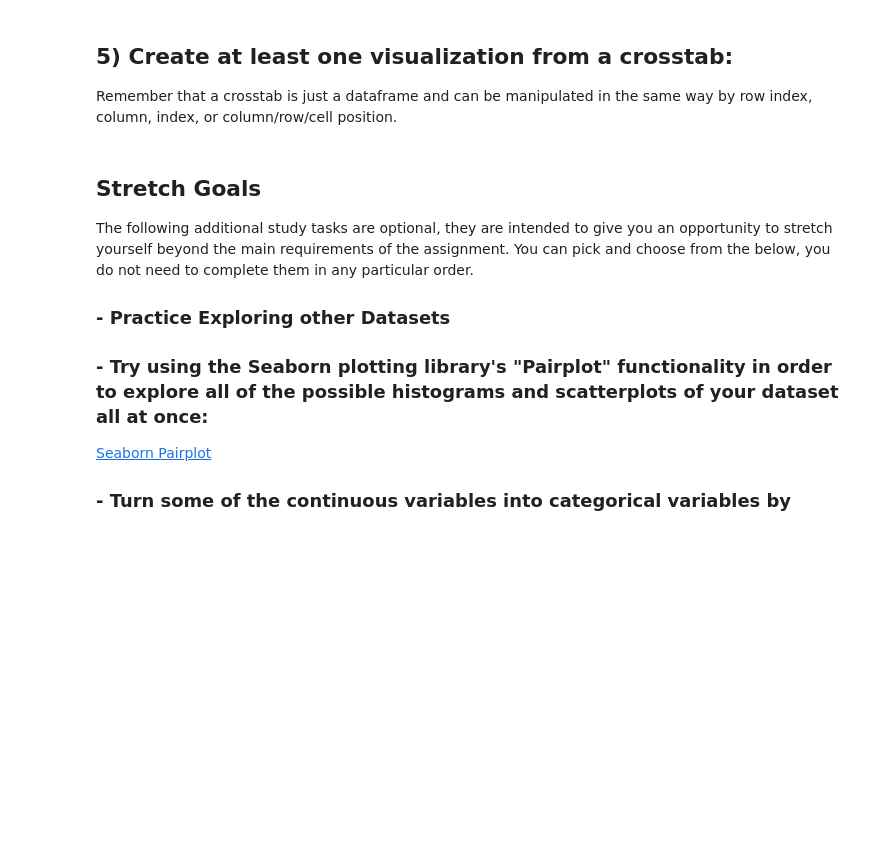
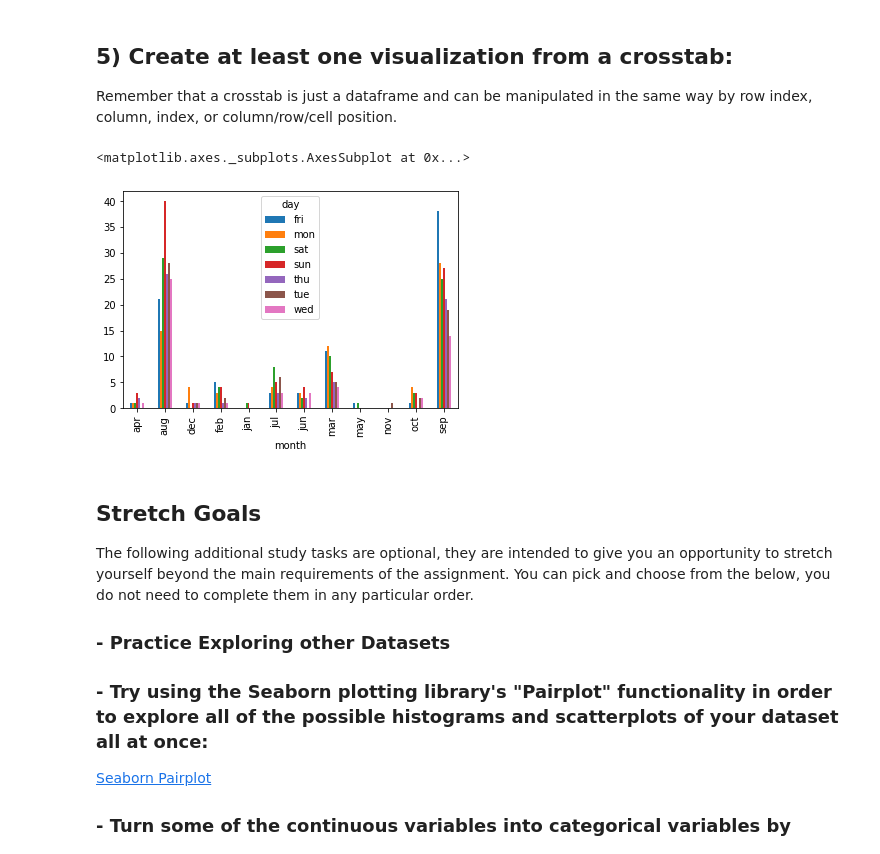
Before and after one commit to CJG84/DS-Unit-1-Sprint-1-Data-Wrangling-and-Storytelling, a Jupyter notebook: module1-exploratory-data-analysis/LS_DS_111_Exploratory_Data_Analysis_Assignment.ipynb, the cells around one changed output. Cells and saved outputs as stored; diff of their text form; code cells hidden in the pictures; blank space fills up the shorter version.

```diff
--- a/module1-exploratory-data-analysis/LS_DS_111_Exploratory_Data_Analysis_Assignment.ipynb
+++ b/module1-exploratory-data-analysis/LS_DS_111_Exploratory_Data_Analysis_Assignment.ipynb
@@ -62,3 +217,11 @@ Remember that a crosstab is just a dataframe and can be manipulated in the same
+# %%
+# Your Code Here
+
+TabRes = pd.crosstab(data['month'], data['day'])
+TabRes.plot(kind='bar')
+# %% [output]
+<matplotlib.axes._subplots.AxesSubplot at 0x...>
+[figure, added]
 # %% [markdown]
 ## Stretch Goals
 
```
Also changed, not shown: parts of 21 cells of this notebook.
